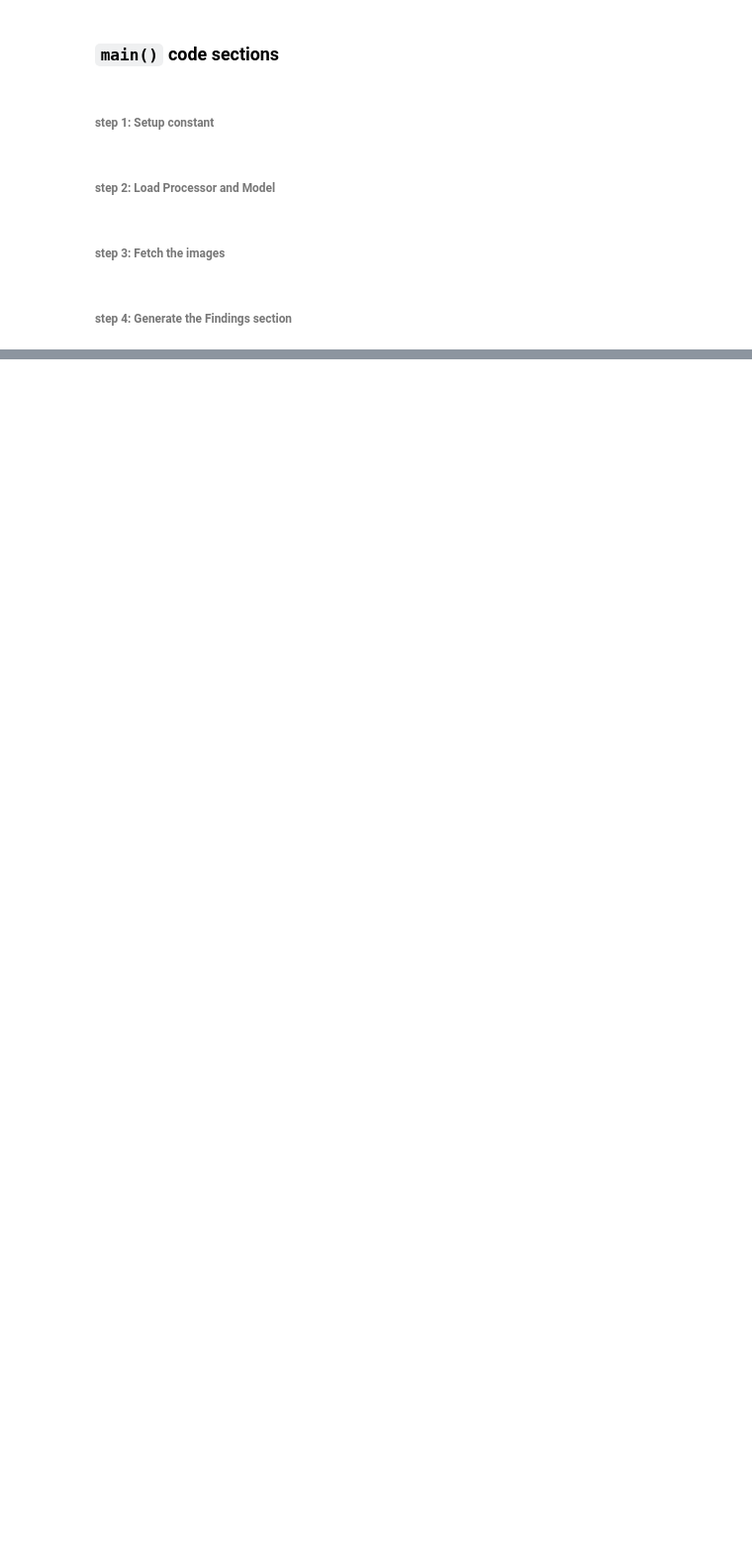
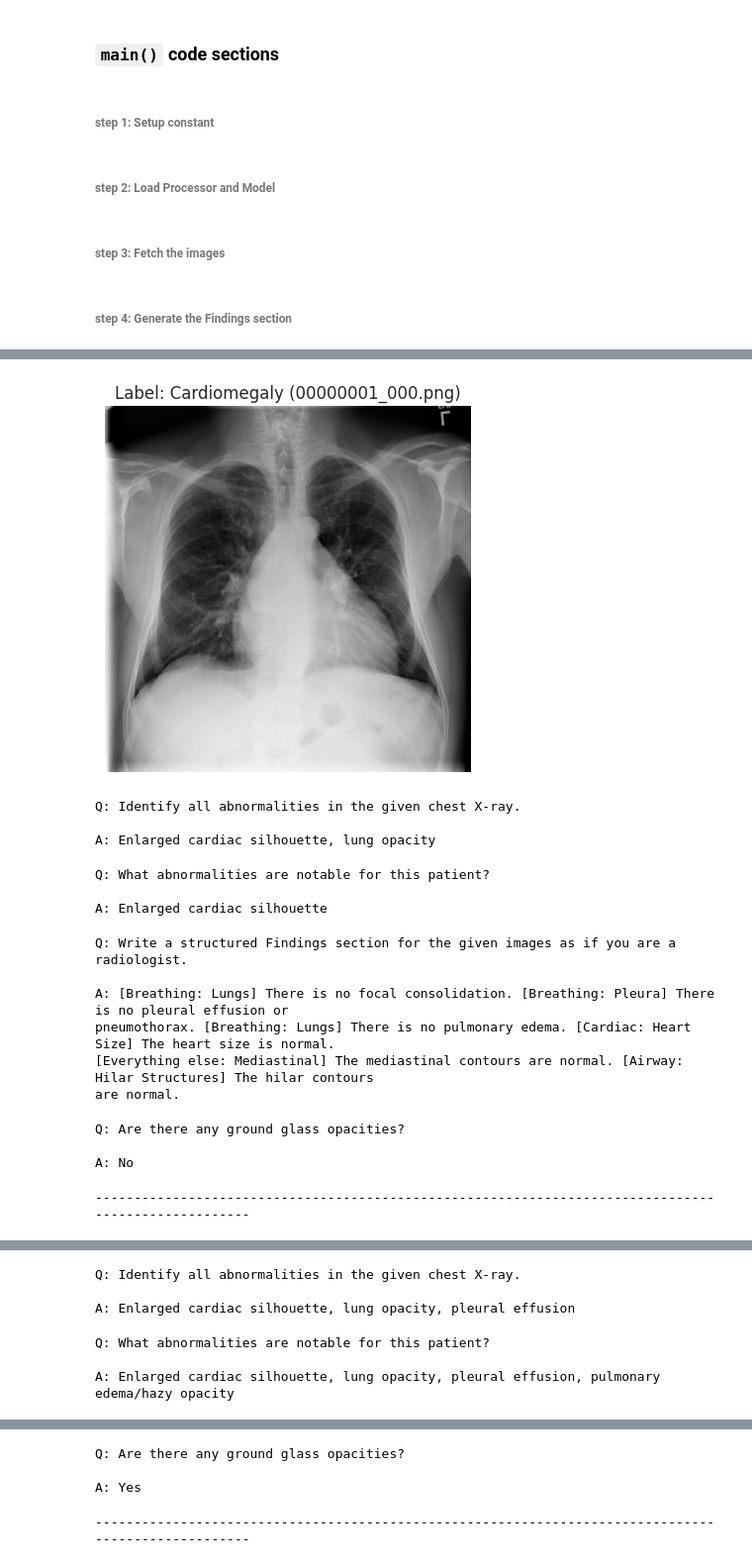
Before and after one commit to mark-rustad/CheXagent, a Jupyter notebook: get_started.ipynb, the cells around one changed output, grey strips where cells are left out. Shown at 99% size. Saved outputs shown, nothing was run; the diff lists cells and outputs as text; code cells hidden in the pictures; blank space fills up the shorter version.

```diff
--- a/get_started.ipynb
+++ b/get_started.ipynb
@@ -153,28 +264,41 @@ for anatomy in anatomies:
 # %%
+warnings.filterwarnings("ignore", category=UserWarning)
+
 prompts = [
     "Identify all abnormalities in the given chest X-ray.",
     "What abnormalities are notable for this patient?",
     "Write a structured Findings section for the given images as if you are a radiologist.",
     # "Assess the chest X-ray, identify key findings in the CXR and write a structured findings section.",
     "Are there any ground glass opacities?",
     # "Put a bounding box around regions showing pleural effusion?"
 ]
 
-for idx, row in subset.iterrows():
-    image = Image.open(row["image_path"]).convert("RGB")
-    plt.imshow(image)
-    plt.axis("off")
+for _, row in subset.iterrows():
+    images = [Image.open(row["image_path"]).convert("RGB")]
     img_name, label = row["image_index"], row["finding_labels"]
-    plt.title(f"{img_name} Label: {label}")
-    plt.show()
+    title = f"Label: {label} ({img_name})"
+    plot_img(image=images[0], title=title)
     for prompt in prompts:
-        inputs = processor(images=[image], text=f" USER: <s>{prompt} ASSISTANT: <s>", return_tensors="pt").to(
-            device=device, dtype=dtype
-        )
-        output = model.generate(**inputs, generation_config=generation_config)[0]
-        response = processor.tokenizer.decode(output, skip_special_tokens=True)
-        formatted_response = "\n".join(
-            textwrap.wrap(response, width=100, break_long_words=False, replace_whitespace=False)
-        )
-        print(f"\n\nQ: {prompt}\n\nA: {formatted_response}")
-    print("-" * 100, "\n")
+        response = generate(images, prompt, processor, model, device, dtype, generation_config)
+        print(f"Q: {prompt}\n\nA: {response}\n\n")
+    print("-" * 100)
+
+warnings.resetwarnings()
+# %% [output]
+[figure, added]
+Q: Identify all abnormalities in the given chest X-ray.
+
+A: Enlarged cardiac silhouette, lung opacity
+Q: What abnormalities are notable for this patient?
+
+A: Enlarged cardiac silhouette
+Q: Write a structured Findings section for the given images as if you are a radiologist.
+
+A: [Breathing: Lungs] There is no focal consolidation. [Breathing: Pleura] There is no pleural effusion or
+pneumothorax. [Breathing: Lungs] There is no pulmonary edema. [Cardiac: Heart Size] The heart size is normal.
+[Everything else: Mediastinal] The mediastinal contours are normal. [Airway: Hilar Structures] The hilar contours
+are normal.
+Q: Are there any ground glass opacities?
+
+A: No
+----------------------------------------------------------------------------------------------------
@@ -180,0 +306,6 @@ for idx, row in subset.iterrows():
+Q: Identify all abnormalities in the given chest X-ray.
+
+A: Enlarged cardiac silhouette, lung opacity, pleural effusion
+Q: What abnormalities are notable for this patient?
+
+A: Enlarged cardiac silhouette, lung opacity, pleural effusion, pulmonary edema/hazy opacity
@@ -180,0 +318,4 @@ for idx, row in subset.iterrows():
+Q: Are there any ground glass opacities?
+
+A: Yes
+----------------------------------------------------------------------------------------------------
```
Also changed, not shown: parts of 14 cells of this notebook, 1 other file.
